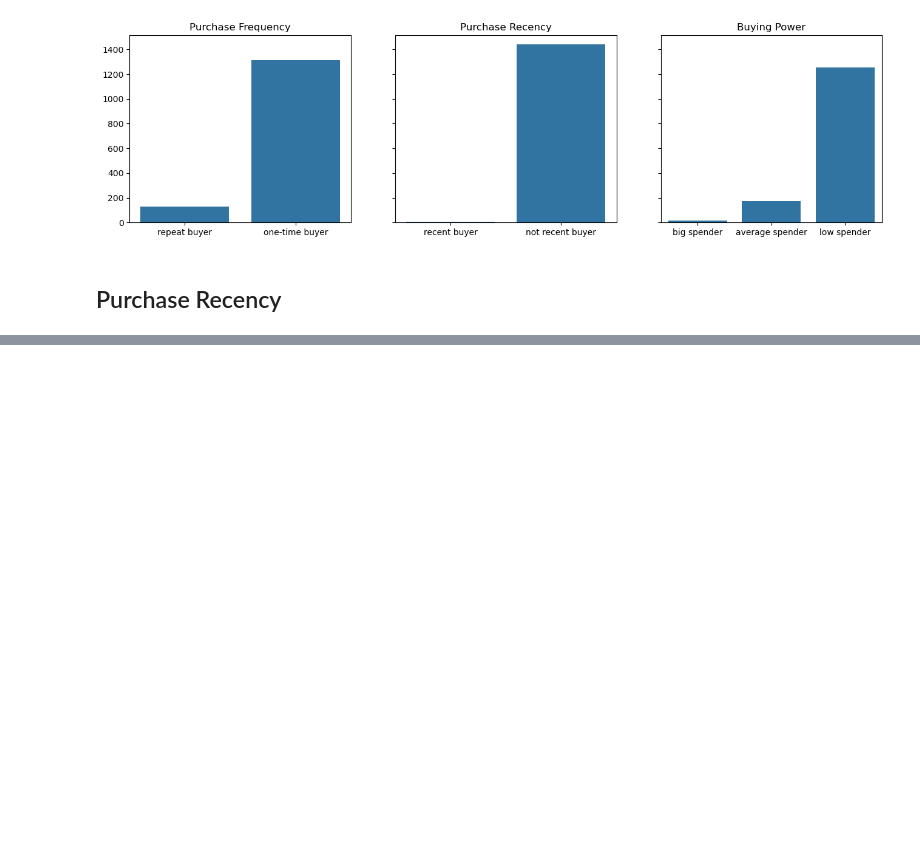
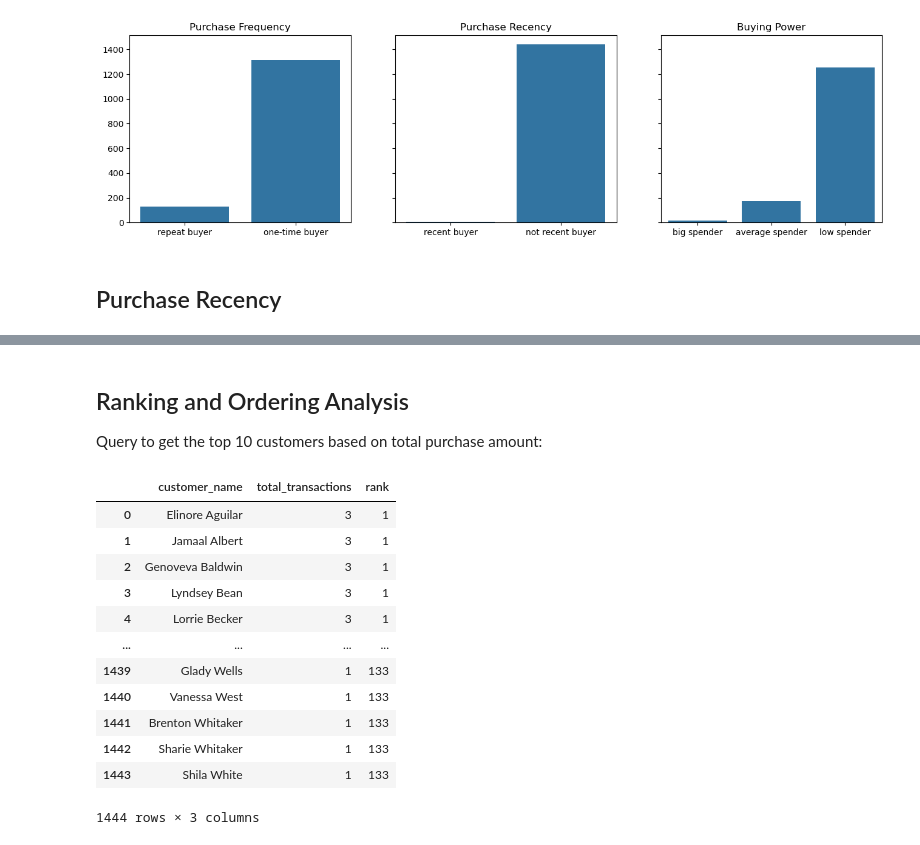
Before and after one commit to AbinashDhakal/Bike_Store_Relation, a Jupyter notebook: Bike_Store.ipynb, the cells around one changed output, grey strips where cells are left out. Drawn from its saved outputs; the diff is of its cells as text; code cells hidden in the pictures; blank space fills up the shorter version.

```diff
--- a/Bike_Store.ipynb
+++ b/Bike_Store.ipynb
@@ -67,0 +92,21 @@ df
+# %% [markdown]
+## Ranking and Ordering Analysis
+
+Query to get the top 10 customers based on total purchase amount:
+# %%
+df = pd.read_excel(r'C:\Users\abudh\Desktop\Bike_Store_Relation\customer_transaction_ranking.xlsx')
+df
+# %% [output]
+|  | customer_name | total_transactions | rank |
+| 0 | Elinore Aguilar | 3 | 1 |
+| 1 | Jamaal Albert | 3 | 1 |
+| 2 | Genoveva Baldwin | 3 | 1 |
+| 3 | Lyndsey Bean | 3 | 1 |
+| 4 | Lorrie Becker | 3 | 1 |
+| ... | ... | ... | ... |
+| 1439 | Glady Wells | 1 | 133 |
+| 1440 | Vanessa West | 1 | 133 |
+| 1441 | Brenton Whitaker | 1 | 133 |
+| 1442 | Sharie Whitaker | 1 | 133 |
+| 1443 | Shila White | 1 | 133 |
+1444 rows × 3 columns
```
Also changed, not shown: parts of 10 cells of this notebook.
